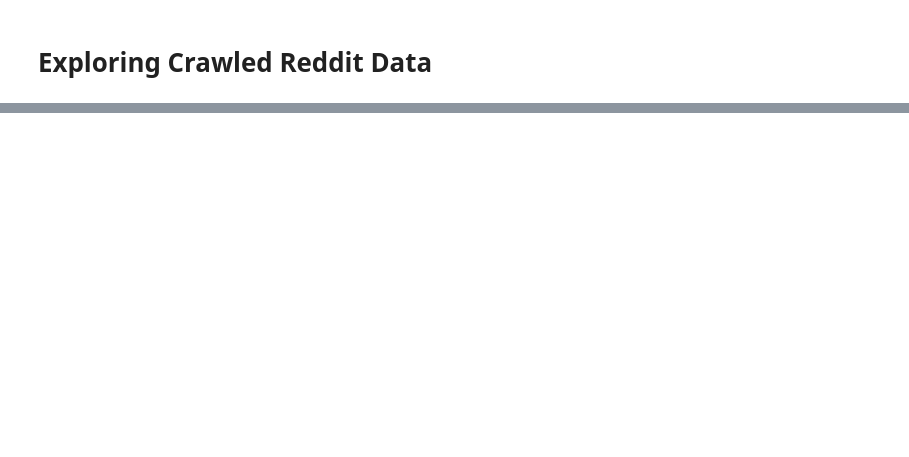
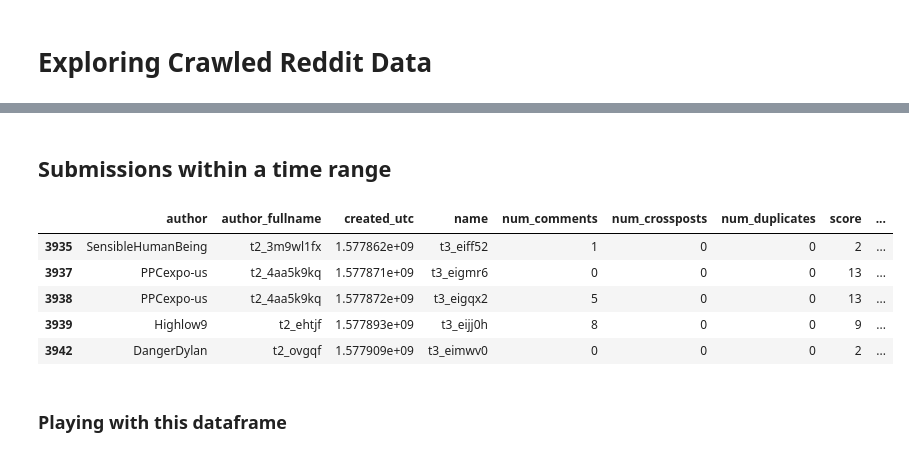
Before and after one commit to stephanieeechang/tos-summary, a Jupyter notebook: utils/reddit/explore.ipynb, the cells around one changed output, grey strips where cells are left out. Cells and saved outputs as stored; diff of their text form; code cells hidden in the pictures; blank space fills up the shorter version.

```diff
--- a/utils/reddit/explore.ipynb
+++ b/utils/reddit/explore.ipynb
@@ -161,0 +179,20 @@ TypeError: astype() got an unexpected keyword argument 'inplace'
+# %% [markdown]
+## Submissions within a time range
+# %%
+time_range = (
+    datetime(year=2020, month=1, day=1, hour=0, minute=0, second=0, microsecond=0).timestamp(),
+    datetime(year=2021, month=1, day=1, hour=0, minute=0, second=0, microsecond=0).timestamp()
+)
+target_df = df_contented_submissions
+time_mask = (target_df['created_utc'] >= time_range[0]) & (target_df['created_utc'] < time_range[1])
+target_df = target_df[time_mask]
+target_df.head()
+# %% [output]
+|  | author | author_fullname | created_utc | name | num_comments | num_crossposts | num_duplicates | score | ... |
+| 3935 | SensibleHumanBeing | t2_3m9wl1fx | 1.577862e+09 | t3_eiff52 | 1 | 0 | 0 | 2 | ... |
+| 3937 | PPCexpo-us | t2_4aa5k9kq | 1.577871e+09 | t3_eigmr6 | 0 | 0 | 0 | 13 | ... |
+| 3938 | PPCexpo-us | t2_4aa5k9kq | 1.577872e+09 | t3_eigqx2 | 5 | 0 | 0 | 13 | ... |
+| 3939 | Highlow9 | t2_ehtjf | 1.577893e+09 | t3_eijj0h | 8 | 0 | 0 | 9 | ... |
+| 3942 | DangerDylan | t2_ovgqf | 1.577909e+09 | t3_eimwv0 | 0 | 0 | 0 | 2 | ... |
+# %% [markdown]
+### Playing with this dataframe
```
Also changed, not shown: parts of 15 cells of this notebook.
